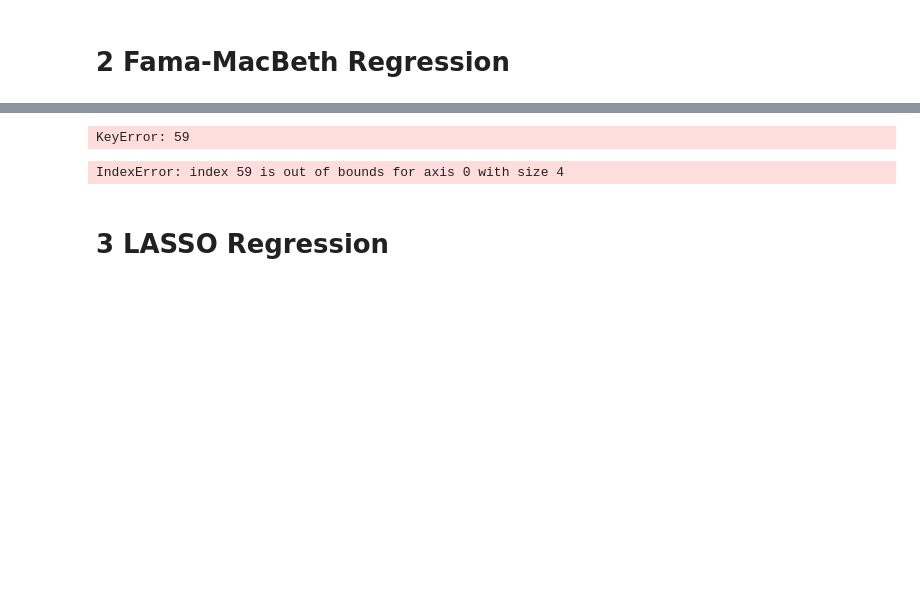
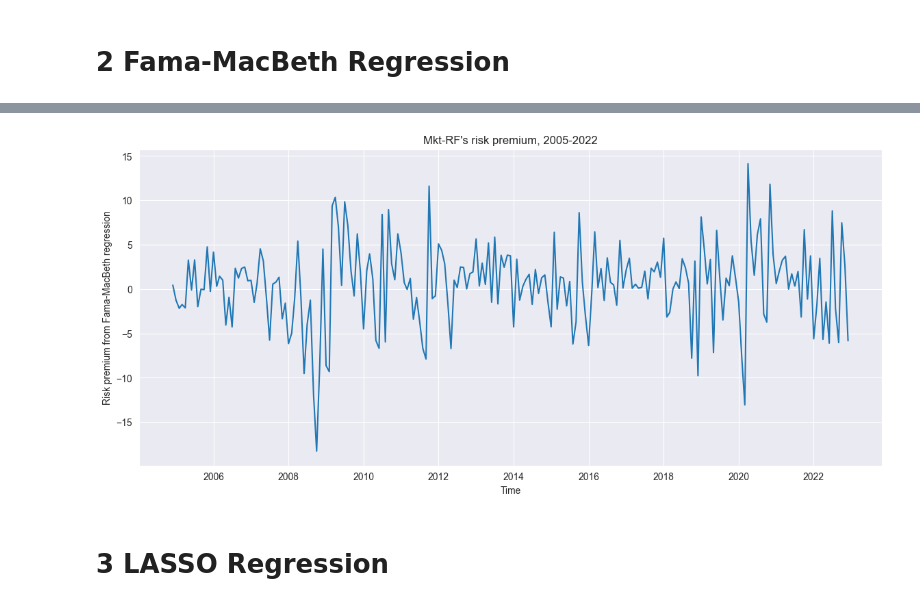
Before and after one commit to Kelvin-xing/Econ6102, a Jupyter notebook: PS1/PS1_xing.ipynb, the cells around one changed output, grey strips where cells are left out. Cells and saved outputs as stored; diff of their text form; code cells hidden in the pictures; blank space fills up the shorter version.

```diff
--- a/PS1/PS1_xing.ipynb
+++ b/PS1/PS1_xing.ipynb
@@ -189,28 +170,0 @@ beta = (df
-# %%
-df.loc[59]
-# %% [output]
-KeyError: 59
-# %%
-from linearmodels import FamaMacBeth as fm
-y = CRSP[['PERMNO', 'MthRet']].set_axis(CRSP['YYYYMM'])
-res_ts = {}
-for ticker, ret in y.groupby('PERMNO'):
-    mod_ts = (RollingOLS(ret['MthRet'], sm.add_constant(df.loc[ret.index]), window=60)
-              .fit(cov_type='HAC',use_t=True))
-    res_ts[ticker] = mod_ts.params
-
-betas = pd.concat({k:pd.DataFrame(v) for k, v in res_ts.items()}, axis=0,names=['PERMNO'])
-loadings = betas.drop('const',axis=1)
-
-temp = y.set_index('PERMNO',append=True).swaplevel().groupby('PERMNO').shift(1)
-fmdata = (pd.merge(temp.dropna().reset_index(),loadings.reset_index(),on=['YYYYMM','PERMNO'])
-          .set_index('PERMNO')
-          .set_index('YYYYMM',append=True)
-          .dropna()
-          .sort_index())
-
-mod_fm = fm(fmdata['MthRet'],sm.add_constant(fmdata[exog_vars]))
-res_fm = mod_fm.fit(cov_type='kernel',debiased=False)
-print(res_fm.summary)
-# %% [output]
-IndexError: index 59 is out of bounds for axis 0 with size 4
@@ -221,2 +177,47 @@ IndexError: index 59 is out of bounds for axis 0 with size 4
+# %%
+# first stage time series reg
+stocks = df_filtered['PERMNO'].unique()
+params = pd.DataFrame()
+for stock in stocks:
+    y = df.loc[df['PERMNO'] == stock, ['MthRet']]
+    exog = sm.add_constant(df.loc[df['PERMNO'] == stock, exog_vars])
+    rres = RollingOLS(y['MthRet'], exog, window=60).fit()
+    param_temp = rres.params
+    param_temp['PERMNO'] = stock
+    params = pd.concat([params, param_temp])
+# %%
+# data preparation for cross-sectional reg
+beta = params.drop(columns='const')
+y = df_filtered[['PERMNO','MthRet']]
+temp = y.set_index('PERMNO', append=True).swaplevel()
+fmdata = (pd.merge(temp.dropna().reset_index(),beta.reset_index(),on=['PERMNO','date'])
+            .set_index('date')
+            .dropna()
+            .reset_index()
+            .sort_values(['date'])
+)
+months = fmdata['date'].unique()
+# %%
+# second stage cross-sectional reg
+gamma = pd.DataFrame()
+for mon in months:
+    y = fmdata.loc[fmdata['date']==mon,'MthRet']
+    exog = sm.add_constant(fmdata.loc[fmdata['date']==mon, exog_vars])
+    rres = OLS(y, exog).fit()
+    temp = rres.params
+    temp.name = mon
+    gamma = pd.concat([gamma, temp],axis=1)
+
+gamma = np.transpose(gamma)
+# %%
+# visualization
+fig = plt.figure(figsize=(14, 6))
+plt.plot(gamma.index, gamma['Mkt-RF'])
+plt.xlabel('Time')
+plt.ylabel('Risk premium from Fama-MacBeth regression')
+plt.title("Mkt-RF's risk premium, 2005-2022")
+fig.savefig('fig/mktrf_fm_riskp.png')
+# %% [output]
+[figure, added]
 # %% [markdown]
 # 3 LASSO Regression
```
Also changed, not shown: parts of 14 cells of this notebook, 3 other files.
